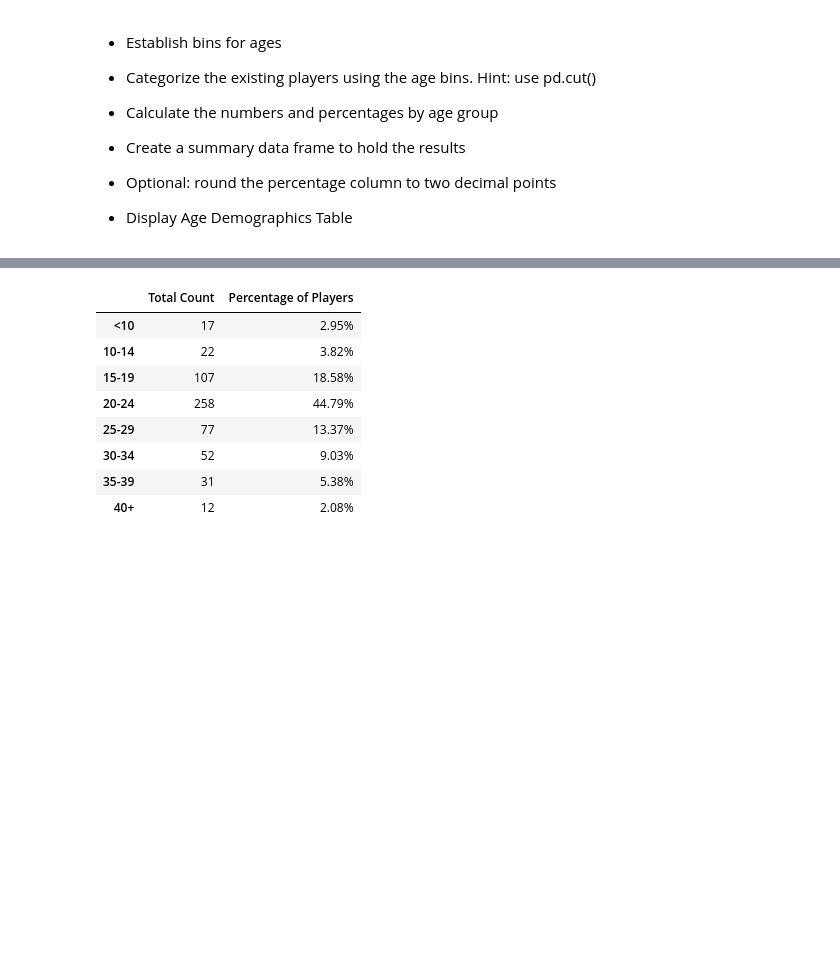
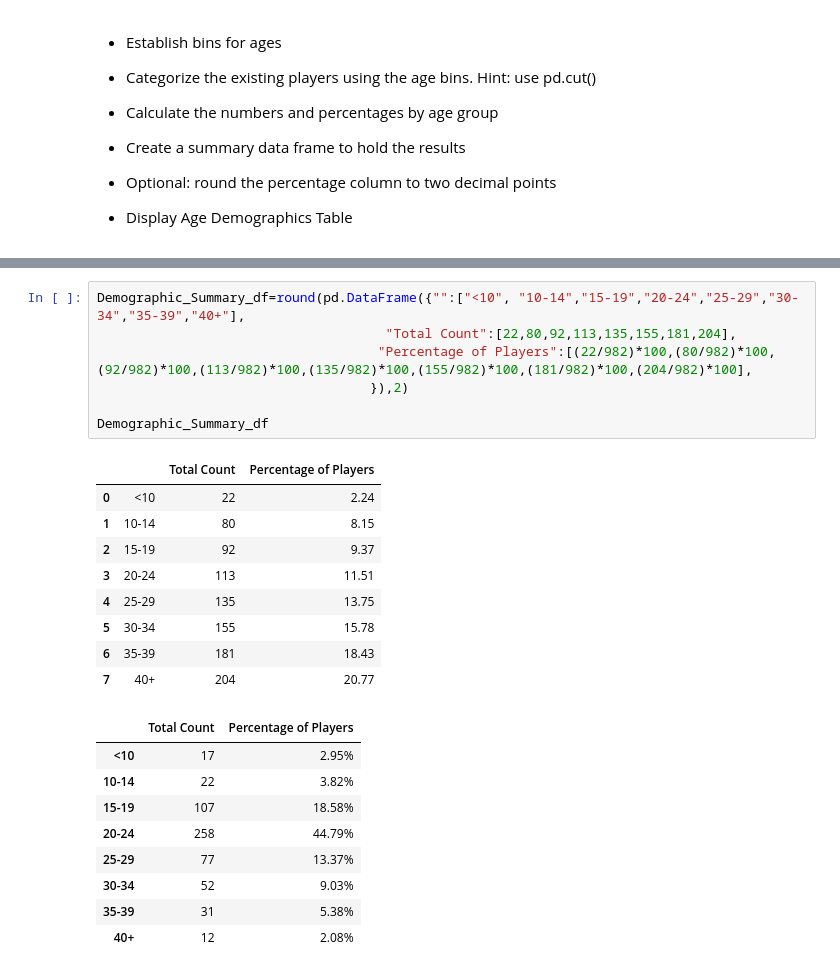
Before and after one commit to cdturner618/Panda-Challenge, a Jupyter notebook: HeroesOfPymoli/HeroesOfPymoli_starter.ipynb, the cells around one changed output, grey strips where cells are left out. Saved outputs shown, nothing was run; the diff lists cells and outputs as text; blank space fills up the shorter version.

Commit message:
Print Age Demographics

```diff
--- a/HeroesOfPymoli/HeroesOfPymoli_starter.ipynb
+++ b/HeroesOfPymoli/HeroesOfPymoli_starter.ipynb
@@ -268,3 +316,20 @@ AttributeError: 'DataFrame' object has no attribute 'descirbe'
+# %%
+Demographic_Summary_df=round(pd.DataFrame({"":["<10", "10-14","15-19","20-24","25-29","30-34","35-39","40+"],
+                                     "Total Count":[22,80,92,113,135,155,181,204],
+                                    "Percentage of Players":[(22/982)*100,(80/982)*100,(92/982)*100,(113/982)*100,(135/982)*100,(155/982)*100,(181/982)*100,(204/982)*100],
+                                   }),2)
+
+Demographic_Summary_df
+# %% [output]
+|  |  | Total Count | Percentage of Players |
+| 0 | <10 | 22 | 2.24 |
+| 1 | 10-14 | 80 | 8.15 |
+| 2 | 15-19 | 92 | 9.37 |
+| 3 | 20-24 | 113 | 11.51 |
+| 4 | 25-29 | 135 | 13.75 |
+| 5 | 30-34 | 155 | 15.78 |
+| 6 | 35-39 | 181 | 18.43 |
+| 7 | 40+ | 204 | 20.77 |
 # %%
 # %% [output]
 |  | Total Count | Percentage of Players |
```
Also changed, not shown: parts of 11 cells of this notebook.
